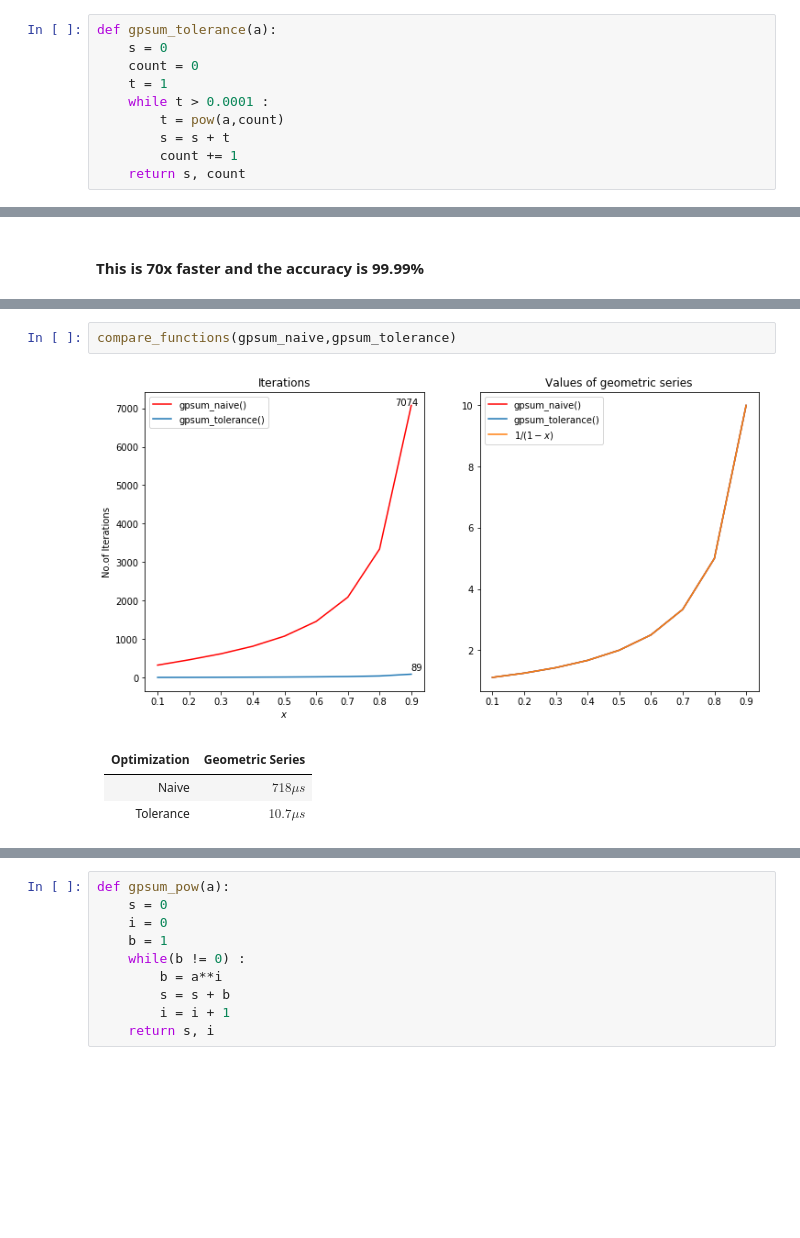
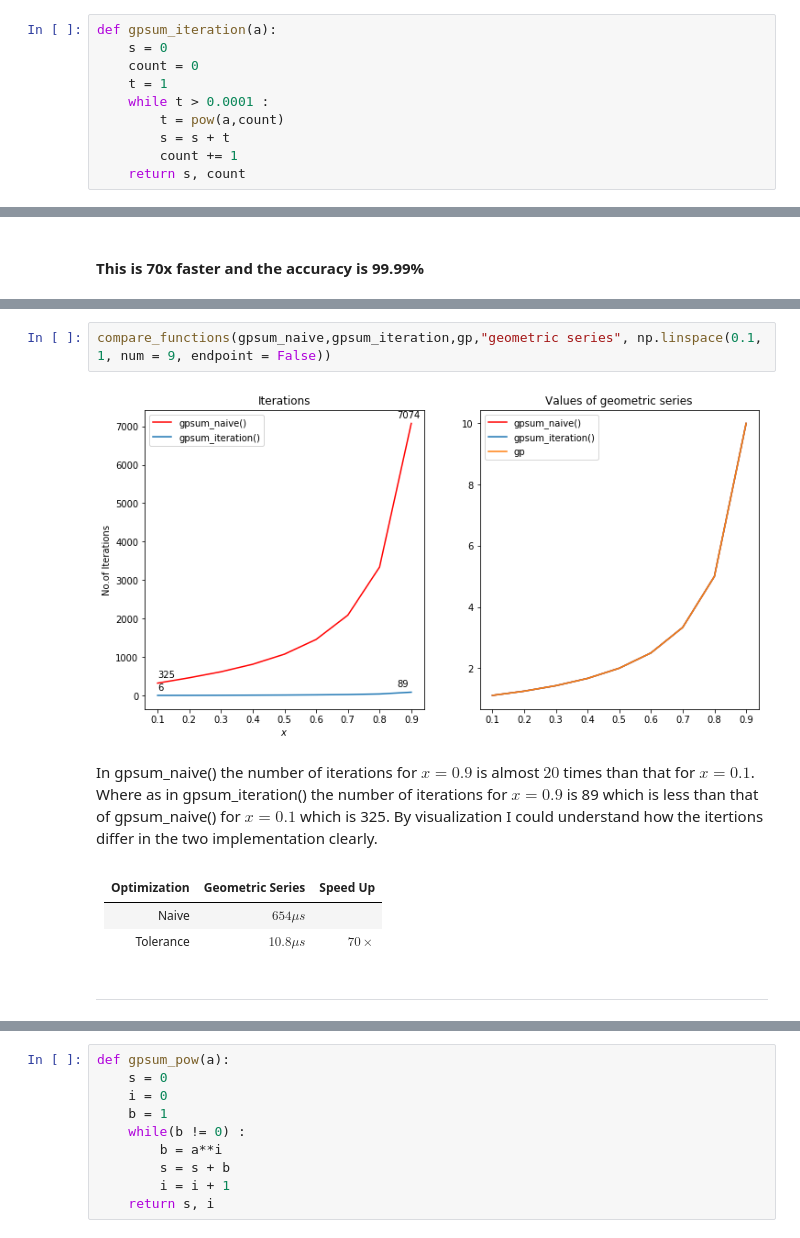
Before and after one commit to ShwetaBarge/PythonForDataScience, a Jupyter notebook: Taylor Series.ipynb, the cells around one changed output, grey strips where cells are left out. Saved outputs shown, nothing was run; the diff lists cells and outputs as text; blank space fills up the shorter version.

```diff
--- a/Taylor Series.ipynb
+++ b/Taylor Series.ipynb
@@ -278,5 +281,5 @@ analyse(gp_prec_tol,gp,0.9999)
 # %%
-def gpsum_tolerance(a):
+def gpsum_iteration(a):
     s = 0
     count = 0
     t = 1
@@ -330,12 +355,16 @@ def compare_functions(func1,func2):
-# %%
-compare_functions(gpsum_naive,gpsum_tolerance)
-# %% [output]
-[figure, removed]
+# %%
+compare_functions(gpsum_naive,gpsum_iteration,gp,"geometric series", np.linspace(0.1, 1, num = 9, endpoint = False))
+# %% [output]
+[figure, added]
+# %% [markdown]
+In gpsum_naive() the number of iterations for $x = 0.9$ is almost $20$ times than that for $x = 0.1$. Where as in gpsum_iteration() the number of iterations for $x = 0.9$ is 89 which is less than that of gpsum_naive() for $x = 0.1$ which is 325. By visualization I could understand how the itertions differ in the two implementation clearly.
 # %% [markdown]
-| Optimization | Geometric Series   |
-|------|------|
-|   Naive  |$718\mu s$|
-| Tolerance | $10.7 \mu s$ |
+| Optimization | Geometric Series   | Speed Up |
+|------|------|------|
+|   Naive  |$654\mu s$| |
+| Tolerance | $10.8 \mu s$ | $70\times$|
+# %% [markdown]
+______________________
 # %% [markdown]
 ![title](img/gp_pow.png)
 # %%
```
Also changed, not shown: parts of 61 cells of this notebook, 1 other file.
